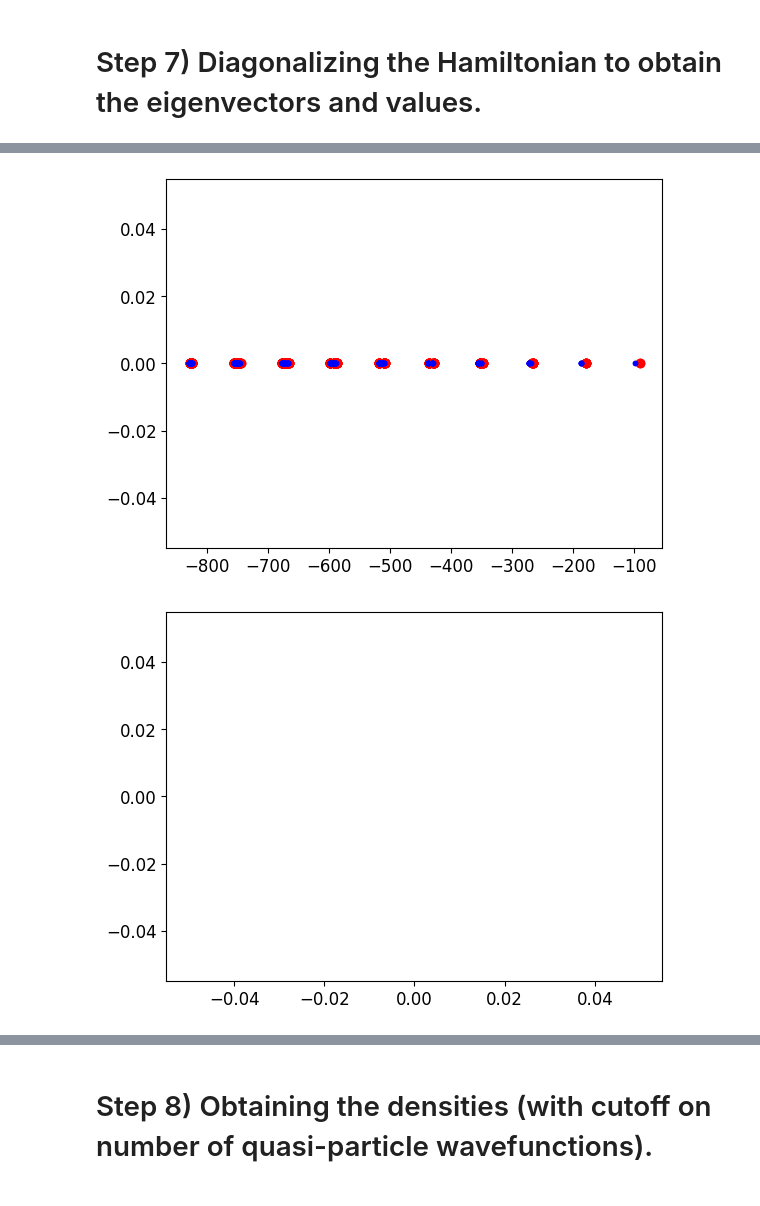
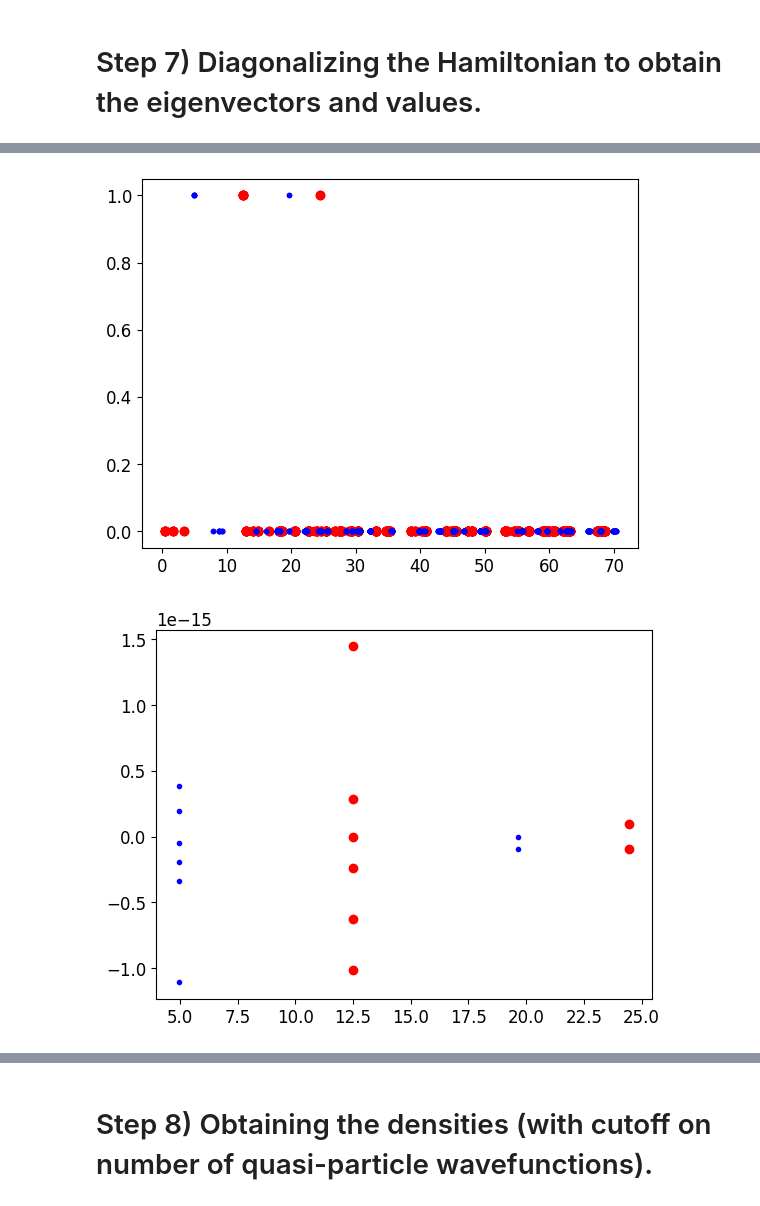
Before and after one commit to ia4021/harmonic3dhfb, a Jupyter notebook: harmonic3dhfb.ipynb, the cells around one changed output, grey strips where cells are left out. Drawn from its saved outputs; the diff is of its cells as text; code cells hidden in the pictures.

```diff
--- a/harmonic3dhfb.ipynb
+++ b/harmonic3dhfb.ipynb
@@ -201,7 +201,7 @@ def integrate3D(ngausshermx,ngausshermy,ngausshermz,x,y,z,integrand):
 # Should be extended to non spherical starting densities.
 def initDens(A,N,npoints,ngausshermx,ngausshermy,ngausshermz,x,y,z,beta_y,beta_z):
     x0 = 1.2*A**(1./3.)
-    params_init = [x0,.08] # initialization for norm and shift for the error function
+    params_init = [x0,0.08] # initialization for norm and shift for the error function
     def find_x0(params,ngausshermx,ngausshermy,ngausshermz,x,y,z,N,beta_y,beta_z):
         rho_x = erf((np.abs(x) - params[0])/1.8,ngausshermx) # Note: 1.8 controls the diffuseness of the surface.
         rho_y = erf((np.abs(y) - params[0]*beta_y)/1.8 ,ngausshermy)
@@ -209,7 +209,7 @@ def initDens(A,N,npoints,ngausshermx,ngausshermy,ngausshermz,x,y,z,beta_y,beta_z
         rho = params[1]*np.outer(rho_x, np.outer(rho_y, rho_z).reshape(-1)).reshape(ngausshermx, ngausshermy, ngausshermz)
         integral = integrate3D(ngausshermx,ngausshermy,ngausshermz,x,y,z,rho)
         N_eqn = integral - N #Constrain the integral of rho to be the number of particles N.
-        max_eqn = np.max(rho) - .16 #Constrain the max of the function to be saturation density .16 fm^-3
+        max_eqn = np.max(rho) - 0.08 #Constrain the max of the function to be saturation density .16 fm^-3
         return [N_eqn,max_eqn]
     root = scipy.optimize.fsolve(find_x0,params_init,args=(ngausshermx,ngausshermy,ngausshermz,x,y,z,N,beta_y,beta_z))
     # Computes correct density.
@@ -825,14 +838,14 @@ Wall time: 1.06 s
 %%time
 # Recording quasi-particle energies, single particle energies, and occupation numbers.
 # Occupation numbers.
-occsp = np.zeros(nstates)
-occsn = np.zeros(nstates)
-for i in range(nstates):
-    occsp[i] = np.sum(np.abs(eigvp[nstates:2*nstates,i+nstates]**2.0))
-    occsn[i] = np.sum(np.abs(eigvn[nstates:2*nstates,i+nstates]**2.0))
+occsp = np.zeros(2*nstates)
+occsn = np.zeros(2*nstates)
+for i in range(2*nstates):
+    occsp[i] = np.sum(np.abs(eigvp[2*nstates:4*nstates,2*nstates+i])**2.0)
+    occsn[i] = np.sum(np.abs(eigvn[2*nstates:4*nstates,2*nstates+i])**2.0)
 print("N = ", np.sum(occsn), "Z = ", np.sum(occsp))
 print("mun = ", mun, "mup = ", mup)
 # Saving qpes, spes, and occs.
-np.savetxt('qpen.txt', np.c_[spesn,qpesn[nstates:2*nstates],occsn])
-np.savetxt('qpep.txt', np.c_[spesp,qpesp[nstates:2*nstates],occsp])
+np.savetxt('qpen.txt', np.c_[spesn,qpesn[2*nstates:4*nstates],occsn])
+np.savetxt('qpep.txt', np.c_[spesp,qpesp[2*nstates:4*nstates],occsp])
 # %% [output]
@@ -843,20 +856,20 @@ Wall time: 11.5 ms
 # %%
 %%time
 #######################################
 # IGNORE or REMOVE, CONSISTENCY TESTS #
 #######################################
 # Examining spectrum.
-plt.plot(qpesp[nstates:2*nstates],occsp,'or')
-plt.plot(qpesn[nstates:2*nstates],occsn,'.b')
+plt.plot(qpesp[2*nstates:4*nstates],occsp,'or')
+plt.plot(qpesn[2*nstates:4*nstates],occsn,'.b')
 plt.show()
 # Examining spectrum in log scale.
-plt.plot(qpesp[nstates:2*nstates],np.log10(occsp),'or')
-plt.plot(qpesn[nstates:2*nstates],np.log10(occsn),'.b')
+plt.plot(qpesp[2*nstates:4*nstates],np.log10(occsp),'or')
+plt.plot(qpesn[2*nstates:4*nstates],np.log10(occsn),'.b')
 plt.show()
 # Examining spectrum in log scale vs index and sorted.
 plt.plot(np.flip(np.sort(np.log10(occsp))),'or')
 plt.plot(np.flip(np.sort(np.log10(occsn))),'.b')
 plt.show()
 # %% [output]
-[figure, old version]
+[figure, new version]
-[figure, old version]
+[figure, new version]
```
Also changed, not shown: parts of 18 cells of this notebook.
